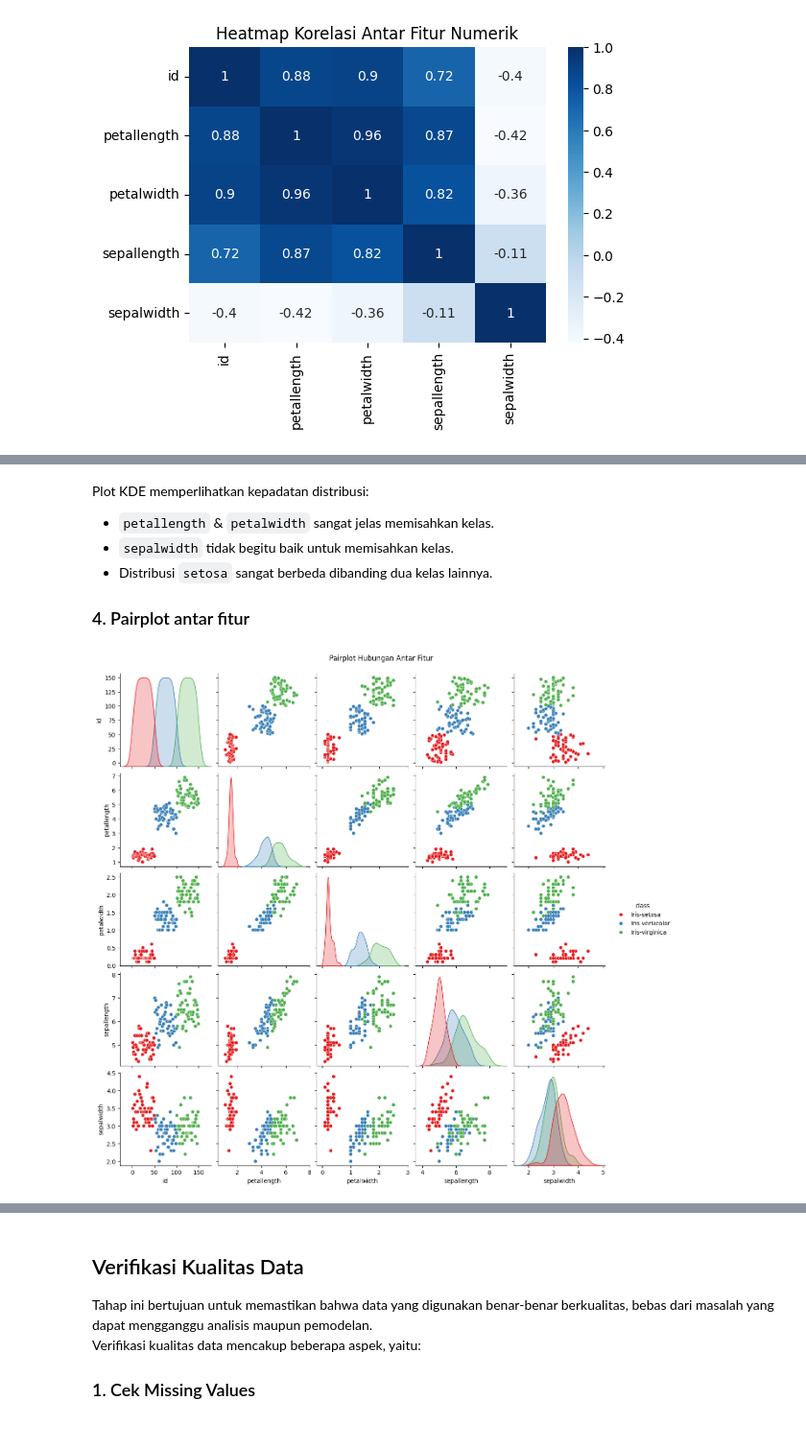
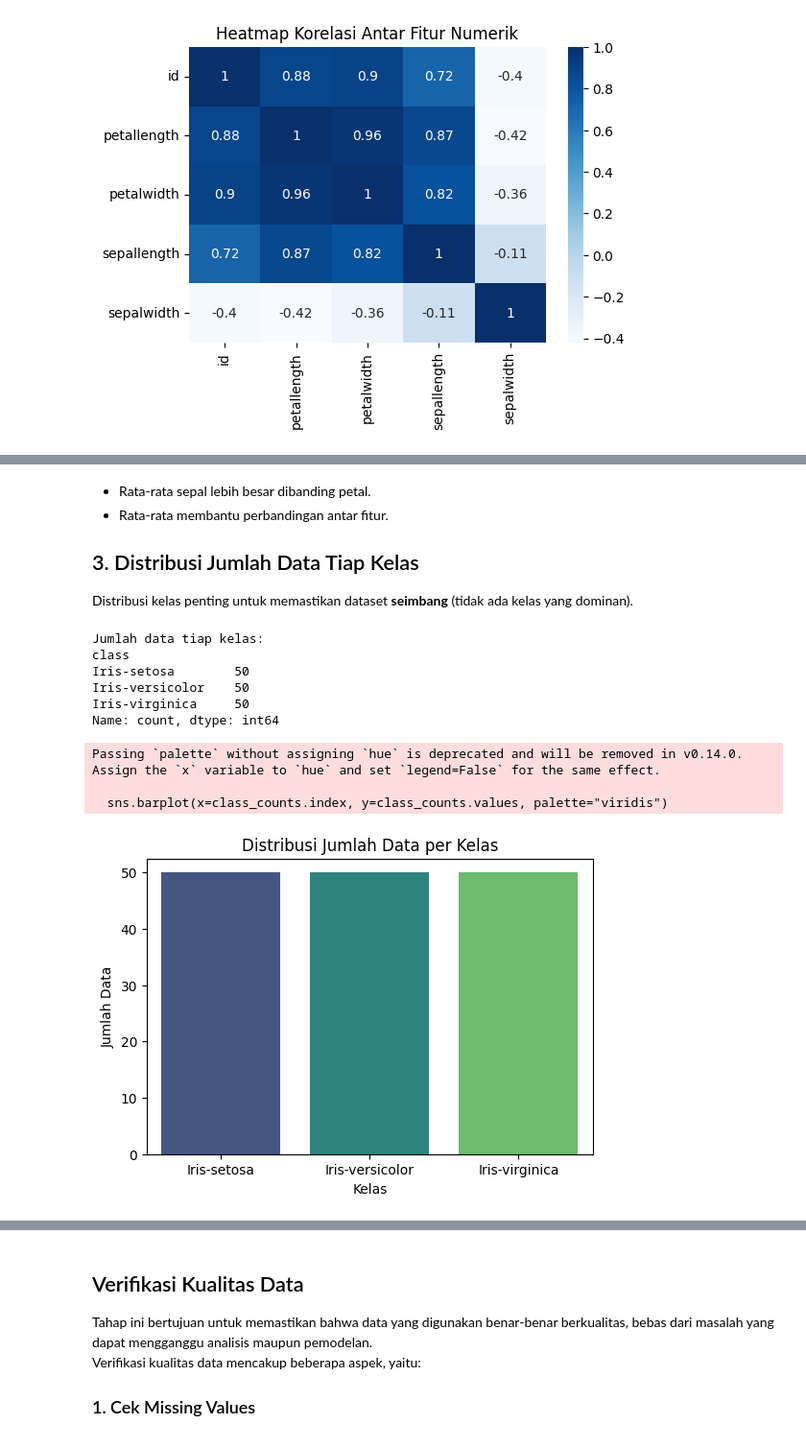
Before and after one commit to AqbilBarakaa/psd, a Jupyter notebook: psd/_build/jupyter_execute/DataUnderstanding.ipynb, the cells around one changed output, grey strips where cells are left out. Shown at 96% size. Saved outputs shown, nothing was run; the diff lists cells and outputs as text; code cells hidden in the pictures.

```diff
--- a/psd/_build/jupyter_execute/DataUnderstanding.ipynb
+++ b/psd/_build/jupyter_execute/DataUnderstanding.ipynb
@@ -222,6 +223,11 @@ Tujuannya adalah untuk melihat pola dasar, kemungkinan outlier, serta gambaran u
 # %%
-# Histogram tiap fitur numerik
-df_combined.hist(figsize=(10,8), bins=15, color="skyblue", edgecolor="black")
-plt.suptitle("Histogram Setiap Fitur Numerik", y=1.02)
-plt.show()
+import pandas as pd
+import matplotlib.pyplot as plt
+import seaborn as sns
+
+# Baca dataset gabungan
+df_combined = pd.read_csv("data_gabungan_iris.csv")
+
+# Lihat 5 baris pertama
+df_combined.head()
 # %% [output]
@@ -276,14 +291,31 @@ plt.show()
 # %% [markdown]
-Plot KDE memperlihatkan kepadatan distribusi:
-- `petallength` & `petalwidth` sangat jelas memisahkan kelas.
-- `sepalwidth` tidak begitu baik untuk memisahkan kelas.
-- Distribusi `setosa` sangat berbeda dibanding dua kelas lainnya.
+- Rata-rata sepal lebih besar dibanding petal.
+- Rata-rata membantu perbandingan antar fitur.
 
-### 4. Pairplot antar fitur
+## 3. Distribusi Jumlah Data Tiap Kelas
+
+Distribusi kelas penting untuk memastikan dataset **seimbang** (tidak ada kelas yang dominan).
 # %%
-sns.pairplot(df_combined, hue="class", diag_kind="kde", palette="Set1")
-plt.suptitle("Pairplot Hubungan Antar Fitur", y=1.02)
+class_counts = df_combined["class"].value_counts()
+
+print("Jumlah data tiap kelas:")
+print(class_counts)
+
+plt.figure(figsize=(6,4))
+sns.barplot(x=class_counts.index, y=class_counts.values, palette="viridis")
+plt.title("Distribusi Jumlah Data per Kelas")
+plt.xlabel("Kelas")
+plt.ylabel("Jumlah Data")
 plt.show()
 # %% [output]
+Jumlah data tiap kelas:
+class
+Iris-setosa        50
+Iris-versicolor    50
+Iris-virginica     50
+Name: count, dtype: int64
+Passing `palette` without assigning `hue` is deprecated and will be removed in v0.14.0. Assign the `x` variable to `hue` and set `legend=False` for the same effect.
+
+  sns.barplot(x=class_counts.index, y=class_counts.values, palette="viridis")
-[figure, old version]
+[figure, new version]
 # %% [markdown]
```
Also changed, not shown: parts of 12 cells of this notebook, 10 other files.
